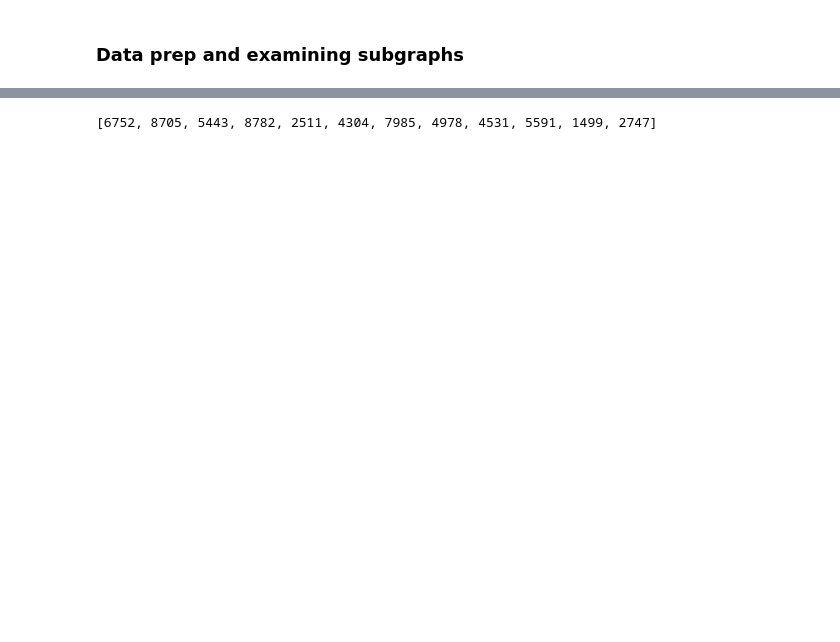
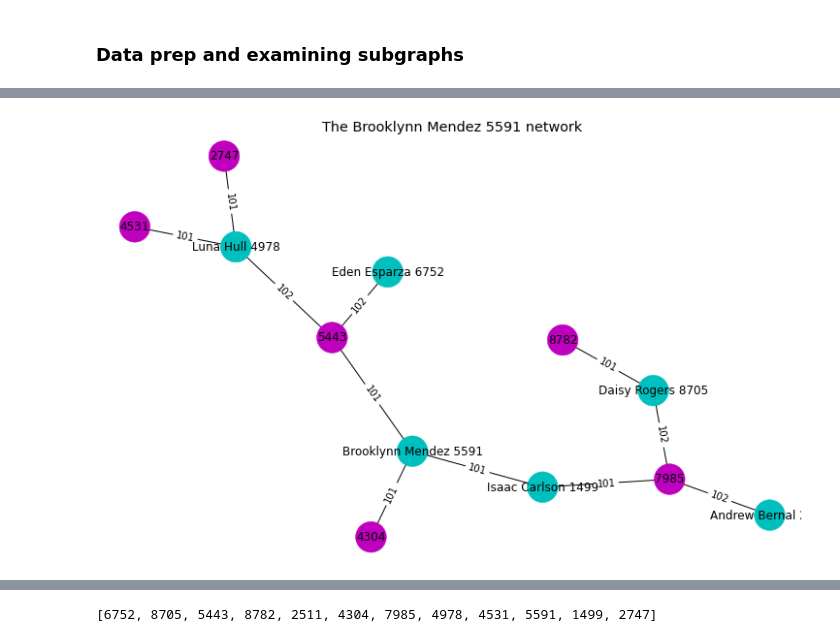
Before and after one commit to w-schw/CU-member-networks, a Jupyter notebook: Member network development.ipynb, the cells around one changed output, grey strips where cells are left out. Drawn from its saved outputs; the diff is of its cells as text; code cells hidden in the pictures; blank space fills up the shorter version.

Commit message:
Fix output graphics, tables

```diff
--- a/Member network development.ipynb
+++ b/Member network development.ipynb
@@ -162,0 +151,17 @@ average nodes 4.0
+# %%
+def get_subgraphs(graph_object, min_nodes_in_subgraph):
+    '''Finds subgraphs and filters them for minimum number of desired nodes
+    :param graph_object: The original big grah
+    :param min_nodes_in_subgraph: The minimum number of nodes a subgraph should have
+    :return multi: A list of the subgraphs
+    '''
+    S = [graph_object.subgraph(c).copy() for c in nx.connected_components(graph_object)]
+    n = min_nodes_in_subgraph
+    multi=[]
+
+    for sub in S:
+        if len(nx.nodes(sub))>=n:
+            multi.append(sub)
+
+    print(f'{len(multi)} networks with at least {n} nodes')
+    return(multi)
@@ -162,0 +198,2 @@ average nodes 4.0
+# %%
+multi = get_subgraphs(G, 6)
@@ -162,0 +204,69 @@ average nodes 4.0
+# %%
+#specify subgraph
+graph = multi[0]
+
+colors = generate_color_map(graph,ind)
+
+#find center of graph and use it to determine name
+center = nx.center(graph)[0]
+title = graph.nodes[center]['label']
+
+#determine number of degrees and nodes
+degrees = nx.degree(graph)
+node_count = len(nx.nodes(graph))
+
+#layout for display
+pos = nx.spring_layout(graph)
+
+#draw function
+nx.draw(graph, pos=pos, node_color=colors, node_size=1000)
+
+#add node labels
+node_labels = nx.get_node_attributes(graph,'label')
+nx.draw_networkx_labels(graph, pos=pos, labels = node_labels )
+
+#add edge labels
+edge_labels = nx.get_edge_attributes(graph, 'participation_type')
+nx.draw_networkx_edge_labels(graph, pos, edge_labels)
+
+# separate member nodes and individual nodes
+i,m = separate_members_individuals(graph)
+
+# convert node dictionaries to dataframes
+i = pd.DataFrame.from_dict(i, orient='index')
+m = pd.DataFrame.from_dict(m, orient='index')
+
+# calculate summary stats of membership attributes
+total_loan = sum(m['open_loan_bal'])
+total_saving = sum(m['open_sv_bal'])
+loan_count = sum(m['opn_ln_all_cnt'])
+saving_count = sum(m['opn_sv_all_cnt'])
+total_dividend = sum(m['div_ytd_amt'])
+total_interest = sum(m['int_ytd_amt'])
+
+products_per_member = (loan_count + saving_count) / len(m)
+
+#Output
+#print(f'The {title} network')
+
+plt.title(f'The {title} network')
+plt.savefig("Graph.png", format="PNG", bbox_inches='tight')
+#plt.show()
+
+# print summary stats
+#print(nx.info(graph))
+print(f'Member Subgraph Characteristics')
+print('='*30)
+print(f'Center:\t{title}')
+print(f'Nodes:\t\t{node_count}')
+print(f'Individuals:\t{len(i)}')
+print(f'Memberships:\t{len(m)}')
+print()
+print(f'Subgraph Accounts Summary')
+print(f'='*30)
+print(f'total savings:\t\t${total_saving:,.2f}')
+print(f'total loans:\t\t${total_loan:,.2f}')
+print(f'PPM:\t\t\t{products_per_member:.2n}')
+print(f'dividends paid:\t\t${total_dividend:,.2f}')
+print(f'interest received:\t${total_interest:,.2f}')
+# %% [output]
@@ -162,0 +287 @@ average nodes 4.0
+[figure, added]
```
Also changed, not shown: parts of 37 cells of this notebook.
